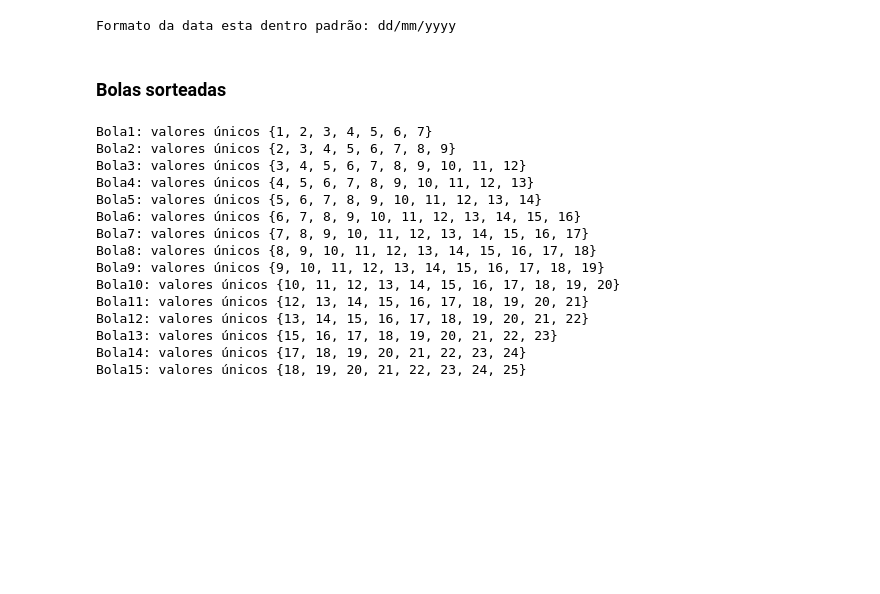
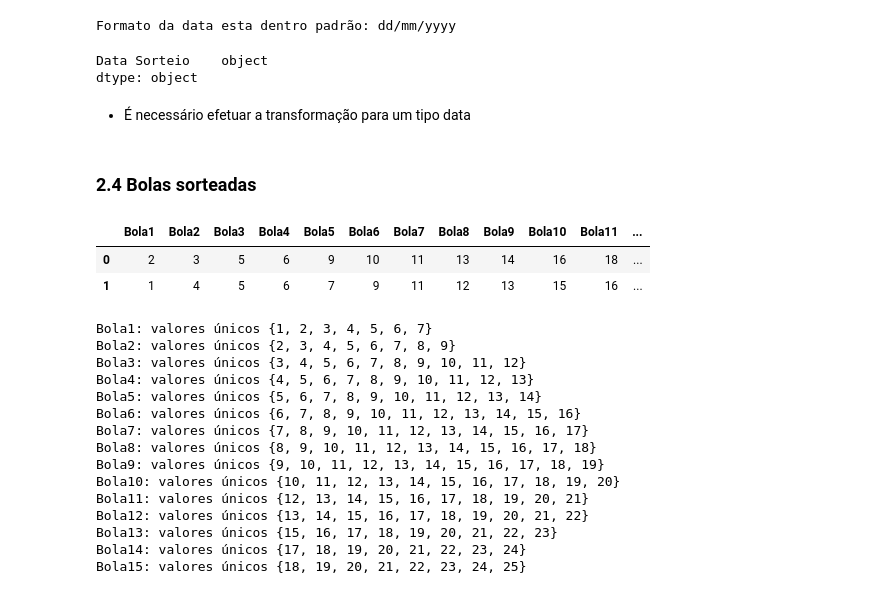
Before and after one commit to AurelioGuilherme/ETL-Engenharia-de-dados-DNC, a Jupyter notebook: Notebook/lotofacil.ipynb, the cells around one changed output. Saved outputs shown, nothing was run; the diff lists cells and outputs as text; code cells hidden in the pictures; blank space fills up the shorter version.

```diff
--- a/Notebook/lotofacil.ipynb
+++ b/Notebook/lotofacil.ipynb
@@ -174,9 +200,24 @@ Caso encontre algum dado fora do padrão retorna o index que encontrou a diverge
 verifica_data(df, "Data Sorteio")
 # %% [output]
 Formato da data esta dentro padrão: dd/mm/yyyy
+# %%
+df[["Data Sorteio"]].dtypes
+# %% [output]
+Data Sorteio    object
+dtype: object
+# %% [markdown]
+* É necessário efetuar a transformação para um tipo data
 # %% [markdown]
-### Bolas sorteadas
+### 2.4 Bolas sorteadas
 # %%
-colunas = ['Bola1', 'Bola2', 'Bola3', 'Bola4', 'Bola5','Bola6', 'Bola7', 'Bola8',
-           'Bola9', 'Bola10', 'Bola11', 'Bola12','Bola13', 'Bola14', 'Bola15']
+# Lista de colunas de bolas sorteadas
+bolas_cols = ['Bola1', 'Bola2', 'Bola3', 'Bola4', 'Bola5','Bola6', 'Bola7', 'Bola8',
+              'Bola9', 'Bola10', 'Bola11', 'Bola12','Bola13', 'Bola14', 'Bola15']
+# %%
+# Exibindo somente o DataFrame contendo os dados das bolas sorteadas
+df[bolas_cols].head(2)
+# %% [output]
+|  | Bola1 | Bola2 | Bola3 | Bola4 | Bola5 | Bola6 | Bola7 | Bola8 | Bola9 | Bola10 | Bola11 | ... |
+| 0 | 2 | 3 | 5 | 6 | 9 | 10 | 11 | 13 | 14 | 16 | 18 | ... |
+| 1 | 1 | 4 | 5 | 6 | 7 | 9 | 11 | 12 | 13 | 15 | 16 | ... |
 # %%
```
Also changed, not shown: parts of 57 cells of this notebook, 1 other file.
